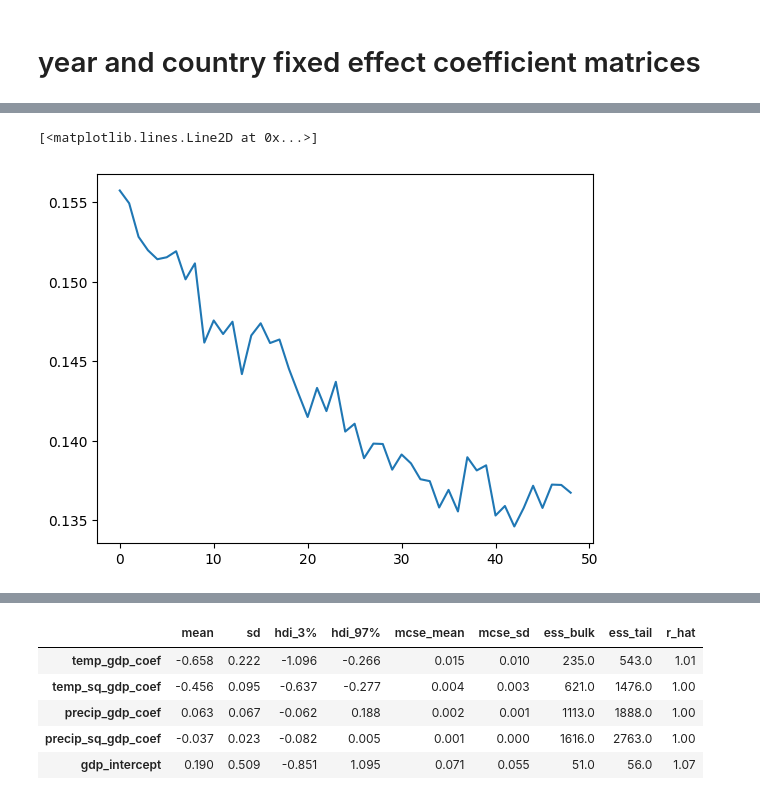
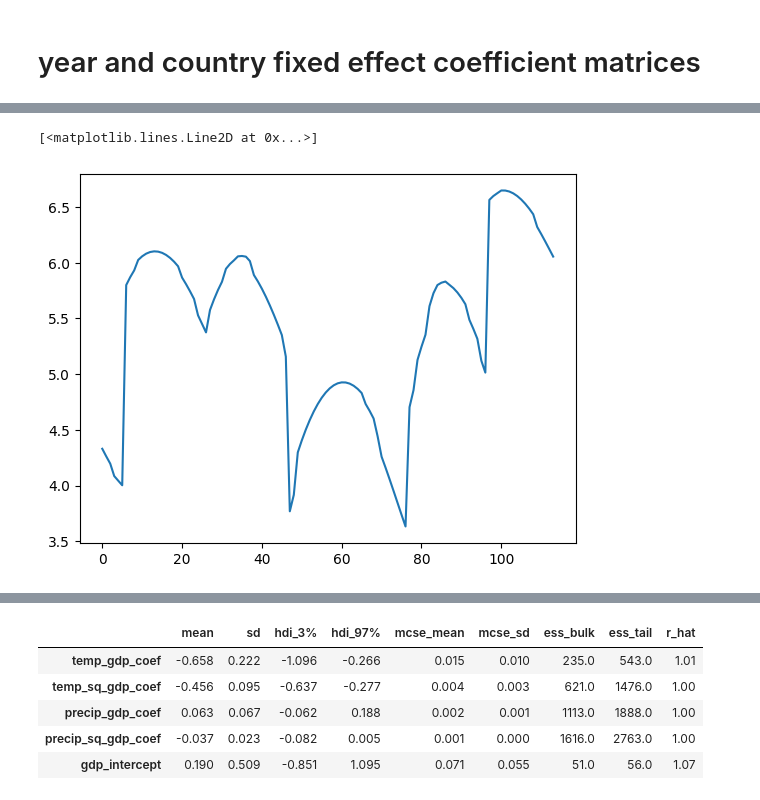
Before and after one commit to greenguy33/environmental-bayesian-modeling, a Jupyter notebook: notebooks/Burke_paper_reproduction.ipynb, the cells around one changed output, grey strips where cells are left out. Cells and saved outputs as stored; diff of their text form; code cells hidden in the pictures.

```diff
--- a/notebooks/Burke_paper_reproduction.ipynb
+++ b/notebooks/Burke_paper_reproduction.ipynb
@@ -18,6 +18,6 @@ import math
 from sklearn.linear_model import LinearRegression
 import graphviz
 # %%
-data = pd.read_csv("../data/burke/data/input/GrowthClimateDataset.csv")
+data = pd.read_csv("../data/burke/data/input/GrowthClimateDataset_train_truncated.csv")
 print(len(data))
 # %% [output]
@@ -123,7 +123,9 @@ for row_index, row in enumerate(data.itertuples()):
 country_mult_mat[0] = [1 for i in range(len(data))]
 # %%
 # gradual year-by-year effects
-grad_effects_data = np.transpose(np.array(data.loc[:, data.columns.str.startswith(('_y'))]))
+grad_effects_data1 = np.transpose(np.array(data.loc[:, data.columns.str.startswith(('_yi'))]))#/1000
+grad_effects_data2 = np.transpose(np.array(data.loc[:, data.columns.str.startswith(('_y2'))]))#/1000000
+grad_effects_data = np.concatenate([grad_effects_data1, grad_effects_data2])
 # %%
 with pm.Model() as model:
 
@@ -133,9 +135,9 @@ with pm.Model() as model:
     precip_gdp_coef = pm.Normal("precip_gdp_coef",0,1)
     precip_sq_gdp_coef = pm.Normal("precip_sq_gdp_coef",0,1)
 
-    # country_coefs = pt.expand_dims(pm.Normal("country_coefs", 0, 5, shape=(len(set(data.iso))-1)),axis=1)
-    # country_coefs = pm.math.concatenate([[[0]],country_coefs])
-    # country_fixed_effects = pt.sum((country_mult_mat*country_coefs),axis=0)
+    country_coefs = pt.expand_dims(pm.Normal("country_coefs", 0, 5, shape=(len(set(data.iso))-1)),axis=1)
+    country_coefs = pm.math.concatenate([[[0]],country_coefs])
+    country_fixed_effects = pt.sum((country_mult_mat*country_coefs),axis=0)
 
     year_coefs = pt.expand_dims(pm.Normal("year_coefs", 0, 5, shape=(len(set(data.year))-1)),axis=1)
     year_coefs = pm.math.concatenate([[[0]],year_coefs])
@@ -151,7 +153,7 @@ with pm.Model() as model:
         (temp_sq_gdp_coef * pt.sqr(temp_scaled)) +
         (precip_gdp_coef * precip_scaled) +
         (precip_sq_gdp_coef * pt.sqr(precip_scaled)) +
-        # country_fixed_effects +
+        country_fixed_effects +
         year_fixed_effects +
         gradual_effects
     )
@@ -191,7 +178,6 @@ plt.plot([np.std(year) for year in year_coefs])
-# %%
-# just year effects
-year_coefs = np.transpose(np.vstack(trace.posterior.year_coefs.data))
-plt.plot([np.std(year) for year in year_coefs])
-# %% [output]
-[<matplotlib.lines.Line2D at 0x...>]
-[figure, removed]
+# %%
+grad_effects = np.transpose(np.vstack(trace.posterior.grad_effects.data))
+plt.plot([np.std(effect) for effect in grad_effects])
+# %% [output]
+[<matplotlib.lines.Line2D at 0x...>]
+[figure, added]
```
Also changed, not shown: parts of 13 cells of this notebook, 3 other files.
